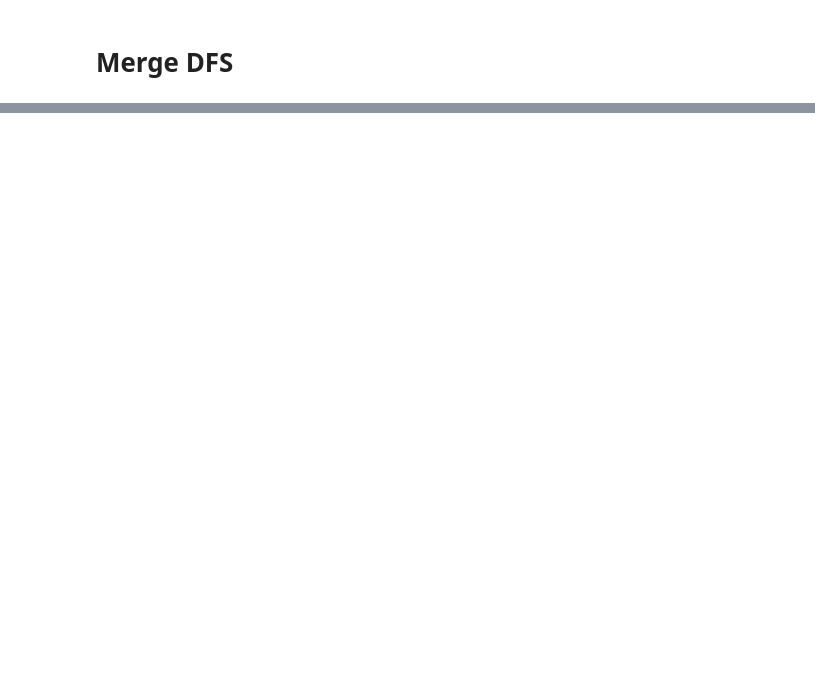
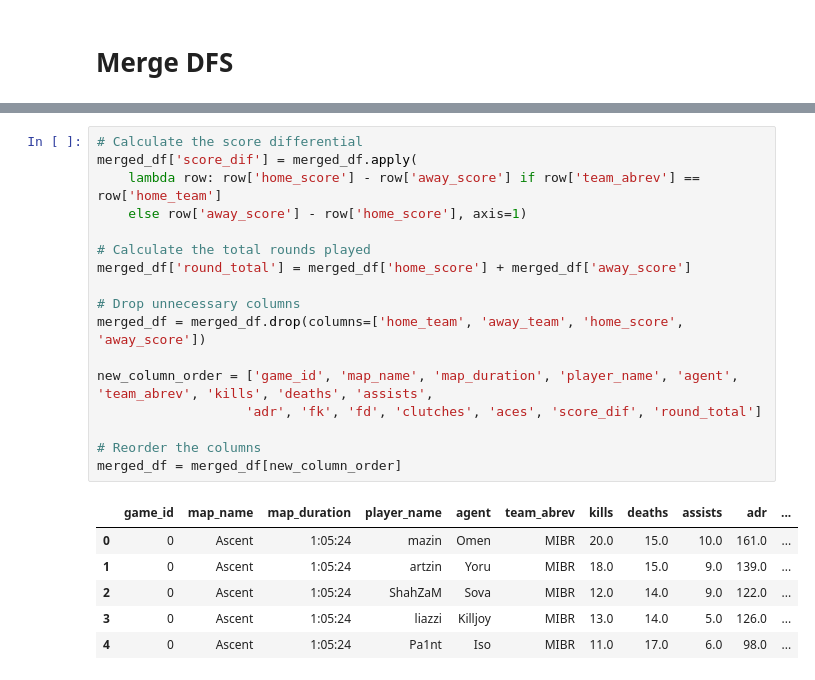
Before and after one commit to bmcnamee96/Fantasy-Val, a Jupyter notebook: Scripts/merge_FINAL.ipynb, the cells around one changed output, grey strips where cells are left out. Cells and saved outputs as stored; diff of their text form; blank space fills up the shorter version.

```diff
--- a/Scripts/merge_FINAL.ipynb
+++ b/Scripts/merge_FINAL.ipynb
@@ -99,0 +143,24 @@ combined_all = pd.merge(names_over_merge, perf_df, on=['game_id', 'player_name']
+# %%
+# Calculate the score differential
+merged_df['score_dif'] = merged_df.apply(
+    lambda row: row['home_score'] - row['away_score'] if row['team_abrev'] == row['home_team']
+    else row['away_score'] - row['home_score'], axis=1)
+
+# Calculate the total rounds played
+merged_df['round_total'] = merged_df['home_score'] + merged_df['away_score']
+
+# Drop unnecessary columns
+merged_df = merged_df.drop(columns=['home_team', 'away_team', 'home_score', 'away_score'])
+
+new_column_order = ['game_id', 'map_name', 'map_duration', 'player_name', 'agent', 'team_abrev', 'kills', 'deaths', 'assists',
+                   'adr', 'fk', 'fd', 'clutches', 'aces', 'score_dif', 'round_total']
+
+# Reorder the columns
+merged_df = merged_df[new_column_order]
+# %% [output]
+|  | game_id | map_name | map_duration | player_name | agent | team_abrev | kills | deaths | assists | adr | ... |
+| 0 | 0 | Ascent | 1:05:24 | mazin | Omen | MIBR | 20.0 | 15.0 | 10.0 | 161.0 | ... |
+| 1 | 0 | Ascent | 1:05:24 | artzin | Yoru | MIBR | 18.0 | 15.0 | 9.0 | 139.0 | ... |
+| 2 | 0 | Ascent | 1:05:24 | ShahZaM | Sova | MIBR | 12.0 | 14.0 | 9.0 | 122.0 | ... |
+| 3 | 0 | Ascent | 1:05:24 | liazzi | Killjoy | MIBR | 13.0 | 14.0 | 5.0 | 126.0 | ... |
+| 4 | 0 | Ascent | 1:05:24 | Pa1nt | Iso | MIBR | 11.0 | 17.0 | 6.0 | 98.0 | ... |
```
Also changed, not shown: parts of 15 cells of this notebook, 6 other files.
